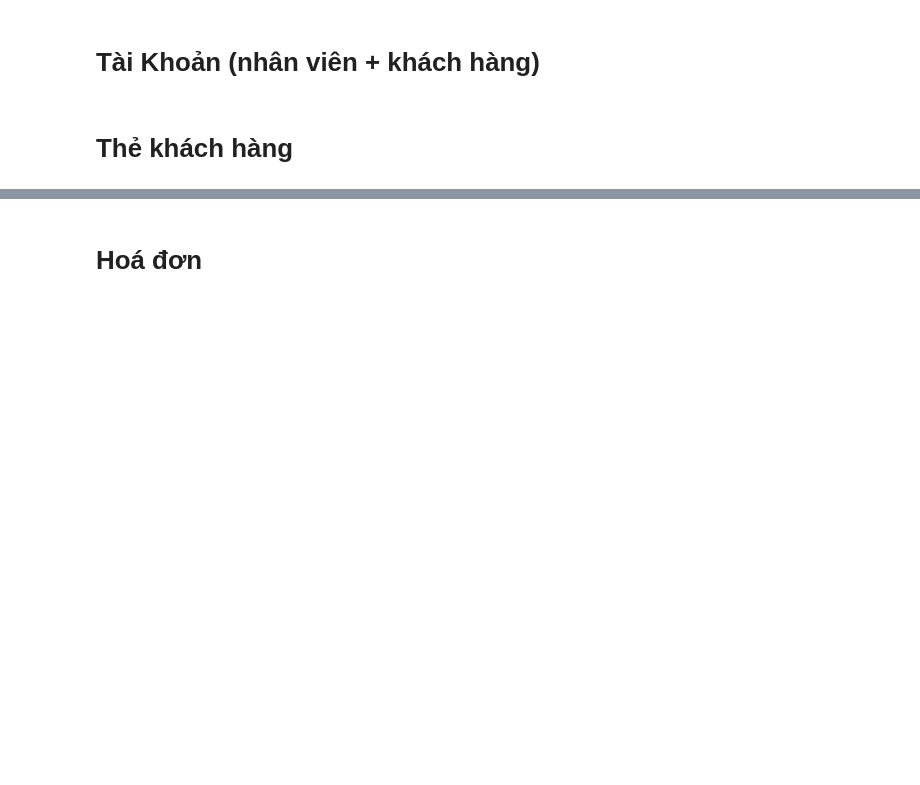
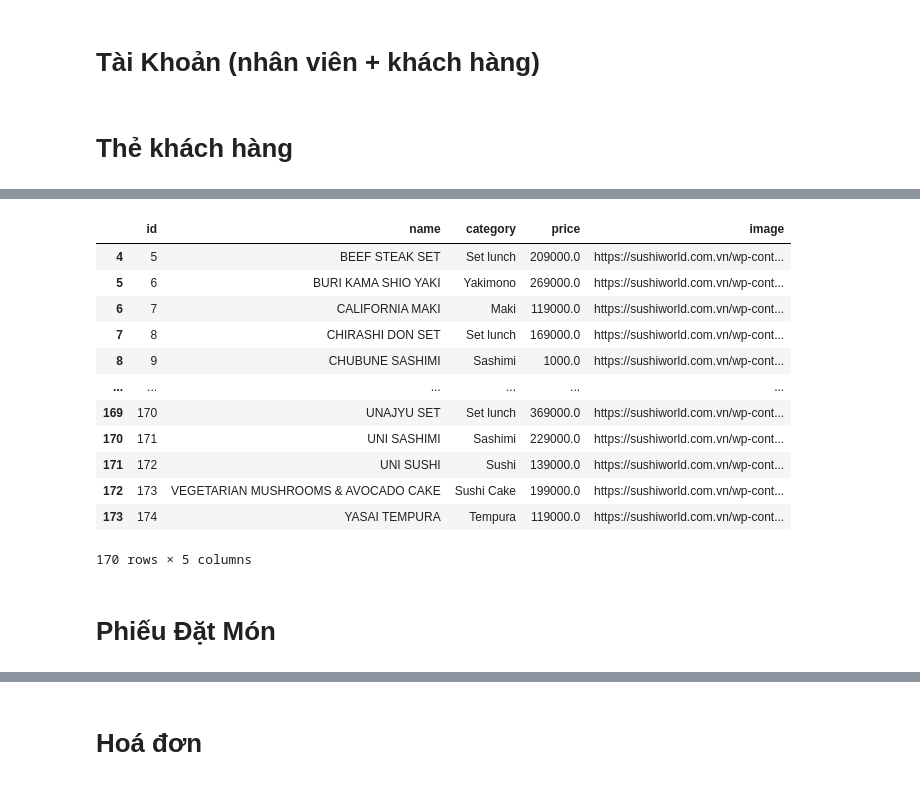
Before and after one commit to huukhanh0653/AdvancedDatabase, a Jupyter notebook: data/data_generator.ipynb, the cells around one changed output, grey strips where cells are left out. Cells and saved outputs as stored; diff of their text form; code cells hidden in the pictures; blank space fills up the shorter version.

```diff
--- a/data/data_generator.ipynb
+++ b/data/data_generator.ipynb
@@ -595,0 +758,61 @@ with open('Insert_TheThanhVien.sql', 'w') as f:
+# %%
+mamon = [1, 2, 3, 4]
+
+mon_an = pd.read_csv('MonAn.csv')
+
+all_served = mon_an[~mon_an['id'].isin(mamon)]
+
+
+phucvu = []
+
+for i in range(15):
+    phucvu.append({
+        "MaTD": i,
+        "MaMon": random.choice(mamon),
+        "isServed": random.randint(0, 1),
+    })
+
+for j in range(len(all_served)):
+    for i in range(15):
+        phucvu.append({
+        "MaTD": i,
+        "MaMon": j+5,
+        "isServed": 1,
+        })
+
+phucvu = pd.DataFrame(phucvu)
+phucvu.to_csv('PhucVu.csv', index=False)
+
+phucvu_values = []
+
+for index, row in phucvu.iterrows():
+    value = f"({row['MaTD']}, {row['MaMon']}, {row['isServed']})"
+    phucvu_values.append(value)
+
+sql_command = f'''
+DELETE FROM PhucVu \nGO \n
+SET IDENTITY_INSERT PhucVu ON \n
+INSERT INTO PhucVu (MaTD, MaMon, isServed) VALUES \n
+{', \n'.join(phucvu_values)}; \n
+'''
+
+with open('Insert_PhucVu.sql', 'w') as f:
+    f.write(sql_command)
+# %%
+all_served
+# %% [output]
+|  | id | name | category | price | image |
+| 4 | 5 | BEEF STEAK SET | Set lunch | 209000.0 | https://sushiworld.com.vn/wp-cont... |
+| 5 | 6 | BURI KAMA SHIO YAKI | Yakimono | 269000.0 | https://sushiworld.com.vn/wp-cont... |
+| 6 | 7 | CALIFORNIA MAKI | Maki | 119000.0 | https://sushiworld.com.vn/wp-cont... |
+| 7 | 8 | CHIRASHI DON SET | Set lunch | 169000.0 | https://sushiworld.com.vn/wp-cont... |
+| 8 | 9 | CHUBUNE SASHIMI | Sashimi | 1000.0 | https://sushiworld.com.vn/wp-cont... |
+| ... | ... | ... | ... | ... | ... |
+| 169 | 170 | UNAJYU SET | Set lunch | 369000.0 | https://sushiworld.com.vn/wp-cont... |
+| 170 | 171 | UNI SASHIMI | Sashimi | 229000.0 | https://sushiworld.com.vn/wp-cont... |
+| 171 | 172 | UNI SUSHI | Sushi | 139000.0 | https://sushiworld.com.vn/wp-cont... |
+| 172 | 173 | VEGETARIAN MUSHROOMS & AVOCADO CAKE | Sushi Cake | 199000.0 | https://sushiworld.com.vn/wp-cont... |
+| 173 | 174 | YASAI TEMPURA | Tempura | 119000.0 | https://sushiworld.com.vn/wp-cont... |
+170 rows × 5 columns
+# %% [markdown]
+# Phiếu Đặt Món
```
Also changed, not shown: parts of 34 cells of this notebook, 21 other files.
